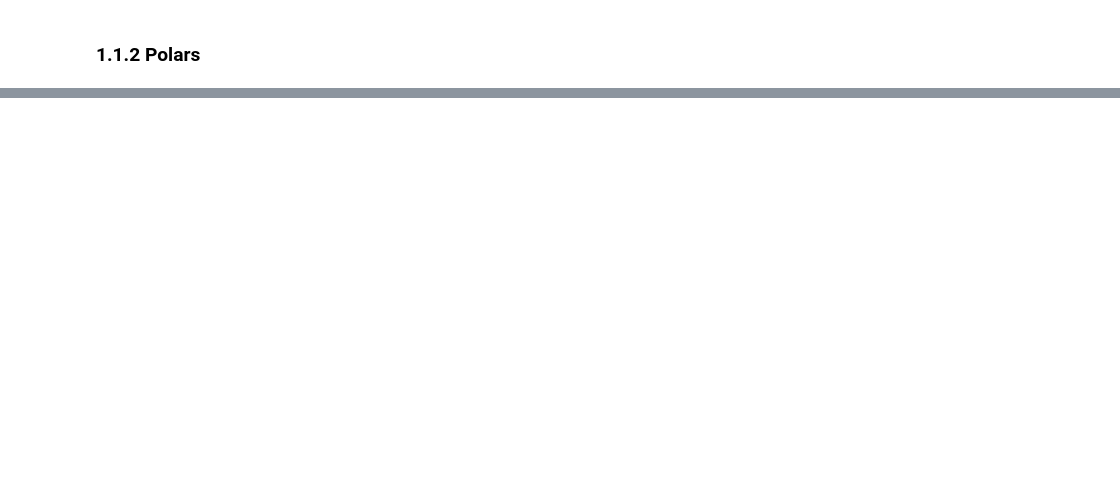
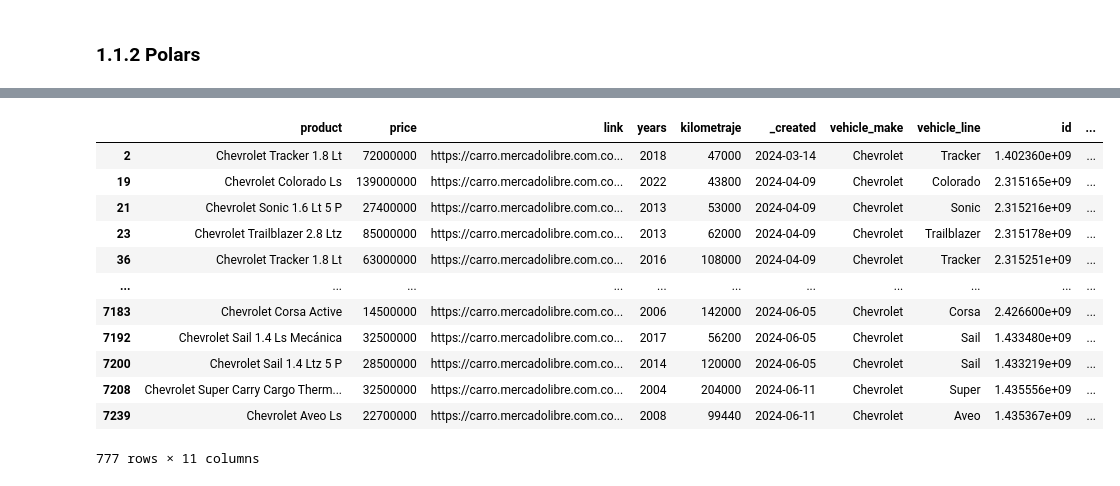
Before and after one commit to Wilmar3752/pandas_to_polars, a Jupyter notebook: notebooks/read.ipynb, the cells around one changed output, grey strips where cells are left out. Cells and saved outputs as stored; diff of their text form; code cells hidden in the pictures; blank space fills up the shorter version.

```diff
--- a/notebooks/read.ipynb
+++ b/notebooks/read.ipynb
@@ -35,0 +82,5 @@ get_filesize_gb('../data/large_dataset_2.csv')
+# %%
+pandas_df = pd.read_sql_query('''
+            SELECT * FROM car_raw
+    ''', con=engine)
+pandas_df.head()
@@ -35,0 +134,16 @@ get_filesize_gb('../data/large_dataset_2.csv')
+# %%
+pandas_df[pandas_df['vehicle_make']=='Chevrolet']
+# %% [output]
+|  | product | price | link | years | kilometraje | _created | vehicle_make | vehicle_line | id | ... |
+| 2 | Chevrolet Tracker 1.8 Lt | 72000000 | https://carro.mercadolibre.com.co... | 2018 | 47000 | 2024-03-14 | Chevrolet | Tracker | 1.402360e+09 | ... |
+| 19 | Chevrolet Colorado Ls | 139000000 | https://carro.mercadolibre.com.co... | 2022 | 43800 | 2024-04-09 | Chevrolet | Colorado | 2.315165e+09 | ... |
+| 21 | Chevrolet Sonic 1.6 Lt 5 P | 27400000 | https://carro.mercadolibre.com.co... | 2013 | 53000 | 2024-04-09 | Chevrolet | Sonic | 2.315216e+09 | ... |
+| 23 | Chevrolet Trailblazer 2.8 Ltz | 85000000 | https://carro.mercadolibre.com.co... | 2013 | 62000 | 2024-04-09 | Chevrolet | Trailblazer | 2.315178e+09 | ... |
+| 36 | Chevrolet Tracker 1.8 Lt | 63000000 | https://carro.mercadolibre.com.co... | 2016 | 108000 | 2024-04-09 | Chevrolet | Tracker | 2.315251e+09 | ... |
+| ... | ... | ... | ... | ... | ... | ... | ... | ... | ... | ... |
+| 7183 | Chevrolet Corsa Active | 14500000 | https://carro.mercadolibre.com.co... | 2006 | 142000 | 2024-06-05 | Chevrolet | Corsa | 2.426600e+09 | ... |
+| 7192 | Chevrolet Sail 1.4 Ls Mecánica | 32500000 | https://carro.mercadolibre.com.co... | 2017 | 56200 | 2024-06-05 | Chevrolet | Sail | 1.433480e+09 | ... |
+| 7200 | Chevrolet Sail 1.4 Ltz 5 P | 28500000 | https://carro.mercadolibre.com.co... | 2014 | 120000 | 2024-06-05 | Chevrolet | Sail | 1.433219e+09 | ... |
+| 7208 | Chevrolet Super Carry Cargo Therm... | 32500000 | https://carro.mercadolibre.com.co... | 2004 | 204000 | 2024-06-11 | Chevrolet | Super | 1.435556e+09 | ... |
+| 7239 | Chevrolet Aveo Ls | 22700000 | https://carro.mercadolibre.com.co... | 2008 | 99440 | 2024-06-11 | Chevrolet | Aveo | 1.435367e+09 | ... |
+777 rows × 11 columns
```
Also changed, not shown: parts of 21 cells of this notebook, 2 other files.
